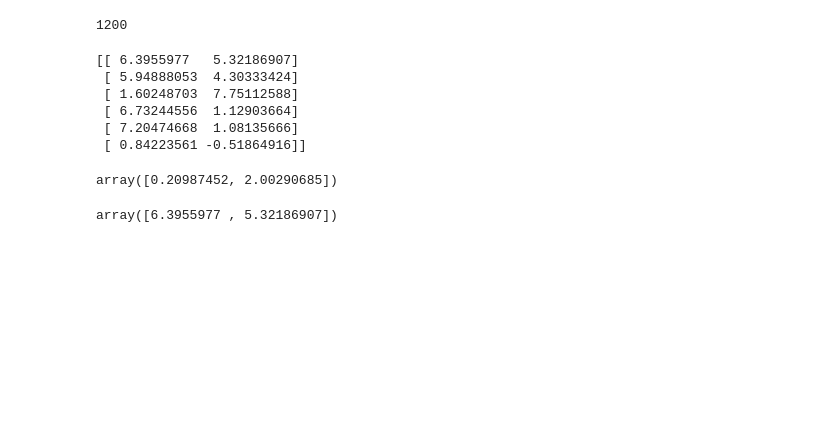
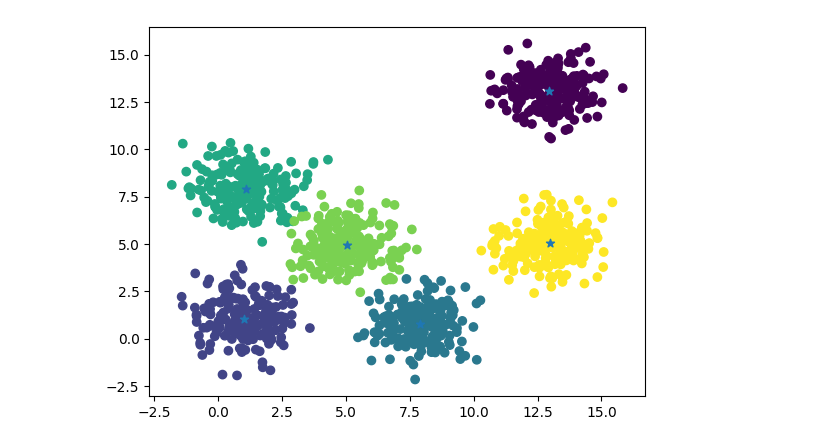
Before and after one commit to Sarkovic/Python-Programming, a Jupyter notebook: CSE 3812 AI Lab/Offline - 5/KMeansClustering_011212074.ipynb, the cells around one changed output. Cells and saved outputs as stored; diff of their text form; code cells hidden in the pictures; blank space fills up the shorter version.

```diff
--- a/CSE 3812 AI Lab/Offline - 5/KMeansClustering_011212074.ipynb
+++ b/CSE 3812 AI Lab/Offline - 5/KMeansClustering_011212074.ipynb
@@ -5,9 +5,4 @@ import numpy as np
 # %%
 path = 'offline_5_data.csv'
 data = np.genfromtxt(path, delimiter=',')
-
-n = data.shape[0]
+k_value = 6
-# %%
-n
-# %% [output]
-1200
@@ -14 +58,5 @@ n
+# %%
+k_means_clustering(data, k_value)
+# %% [output]
+[figure, added]
 # %%
@@ -18,19 +64,8 @@ cluster_centers = data[np.random.choice(n, k, replace=False)]
 # %%
-print(cluster_centers)
+# print(cluster_centers)
-# %% [output]
-[[ 6.3955977   5.32186907]
- [ 5.94888053  4.30333424]
- [ 1.60248703  7.75112588]
- [ 6.73244556  1.12903664]
- [ 7.20474668  1.08135666]
- [ 0.84223561 -0.51864916]]
 # %%
-data[0]
+# data[0]
-# %% [output]
-array([0.20987452, 2.00290685])
 # %%
-cluster_centers[0]
+# cluster_centers[0]
-# %% [output]
-array([6.3955977 , 5.32186907])
 # %%
 # Initialize 2 2D lists named "Clusters" and "Temp_Clusters"
```
Also changed, not shown: parts of 11 cells of this notebook, 1 other file.
